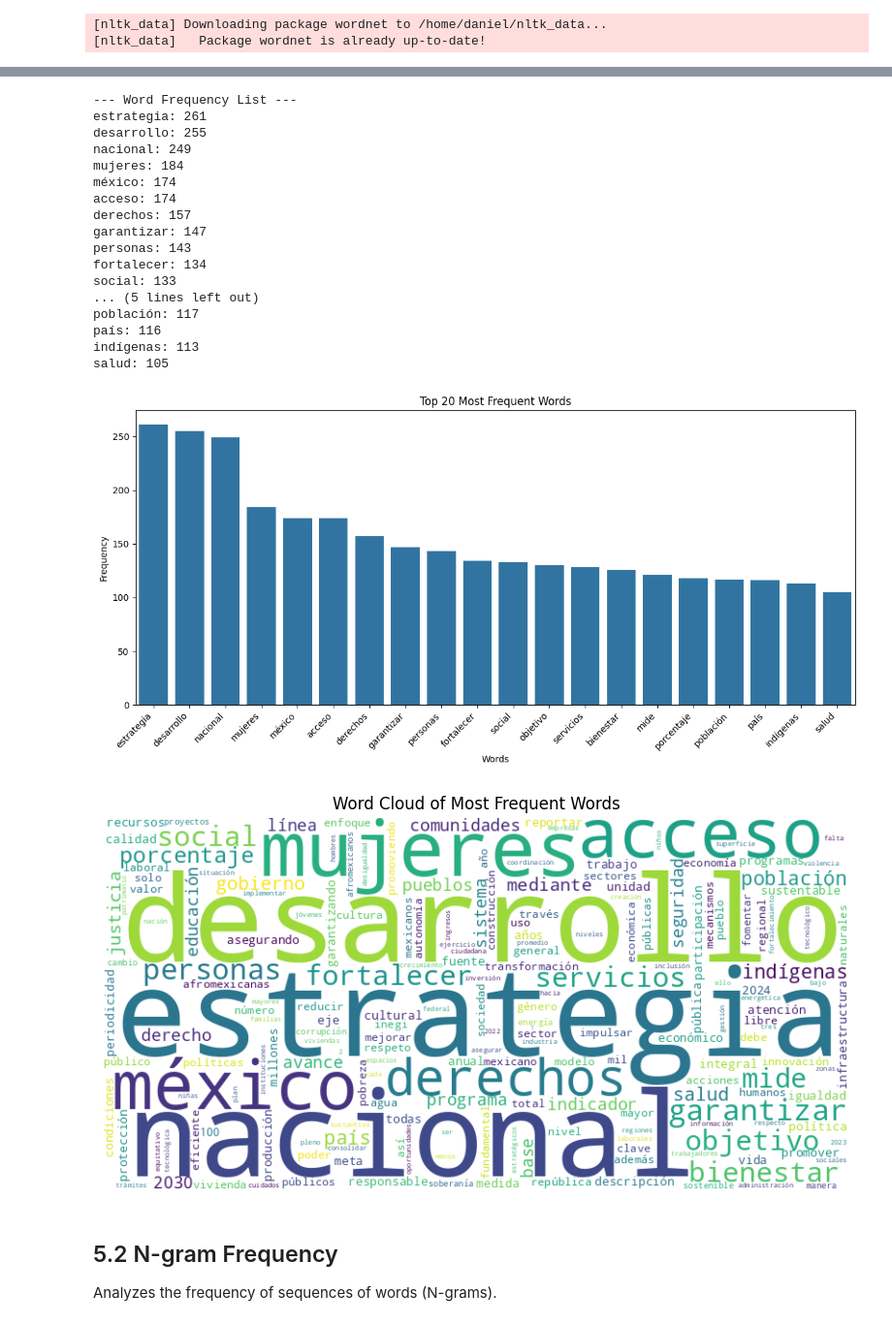
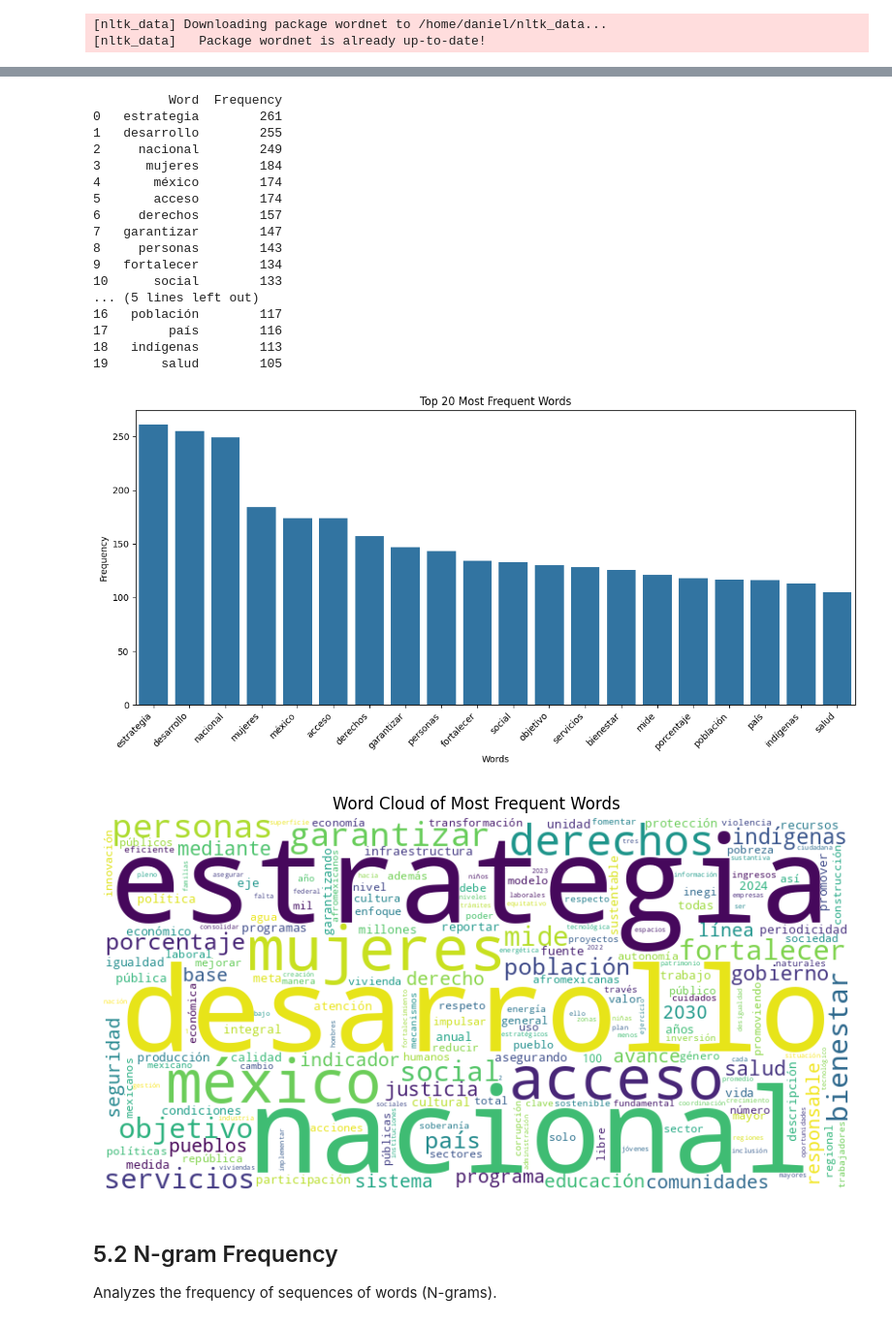
Before and after one commit to data-science-adventure/text-exploration, a Jupyter notebook: text-exploration.ipynb, the cells around one changed output, grey strips where cells are left out. Shown at 97% size. Cells and saved outputs as stored; diff of their text form; code cells hidden in the pictures.

```diff
--- a/text-exploration.ipynb
+++ b/text-exploration.ipynb
@@ -182,3 +97,7 @@ All cleaned text combined into cleaned_texts/combined_cleaned_text.txt
+# %%
+
+documents = fileUtil.read_documents(context)
+extraction.remove_stop_words(documents, context.language)
 # %% [markdown]
 # 5. Data Exploration Tasks
 
@@ -189,49 +108,26 @@ Analyzes the most frequent words in the text.
-# %%
-# Word Frequency
-word_freq = Counter(filtered_words)
-most_common_words = word_freq.most_common(20)
-
-print("\n--- Word Frequency List ---")
-for word, freq in most_common_words:
-    print(f"{word}: {freq}")
-
-# Visualization: Bar Chart of Word Frequency
-plt.figure(figsize=(12, 6))
-sns.barplot(x=[word for word, freq in most_common_words], y=[freq for word, freq in most_common_words])
-plt.title('Top 20 Most Frequent Words')
-plt.xlabel('Words')
-plt.ylabel('Frequency')
-plt.xticks(rotation=45, ha='right')
-plt.tight_layout()
-plt.show()
-
-# Visualization: Word Cloud
-wordcloud = WordCloud(width=800, height=400, background_color='white').generate_from_frequencies(word_freq)
-plt.figure(figsize=(10, 5))
-plt.imshow(wordcloud, interpolation='bilinear')
-plt.axis('off')
-plt.title('Word Cloud of Most Frequent Words')
-plt.show()
-# %% [output]
---- Word Frequency List ---
-estrategia: 261
-desarrollo: 255
-nacional: 249
-mujeres: 184
-méxico: 174
-acceso: 174
-derechos: 157
-garantizar: 147
-personas: 143
-fortalecer: 134
-social: 133
-... (5 lines left out)
-población: 117
-país: 116
-indígenas: 113
-salud: 105
-[figure, removed]
-[figure, removed]
+# %%
+for document in documents:
+    exploration.plot_frecuency_words(document.filtered_words)
+# %% [output]
+          Word  Frequency
+0   estrategia        261
+1   desarrollo        255
+2     nacional        249
+3      mujeres        184
+4       méxico        174
+5       acceso        174
+6     derechos        157
+7   garantizar        147
+8     personas        143
+9   fortalecer        134
+10      social        133
+... (5 lines left out)
+16   población        117
+17        país        116
+18   indígenas        113
+19       salud        105
+[figure, added]
+[figure, added]
 # %% [markdown]
 ## 5.2 N-gram Frequency
 Analyzes the frequency of sequences of words (N-grams).
```
Also changed, not shown: parts of 22 cells of this notebook, 12 other files.
